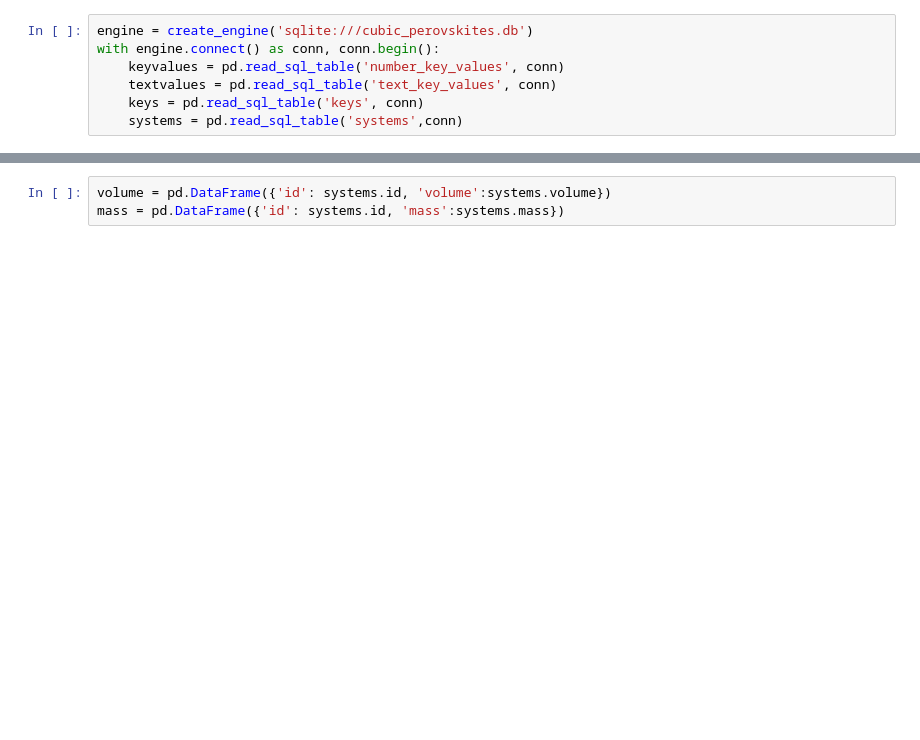
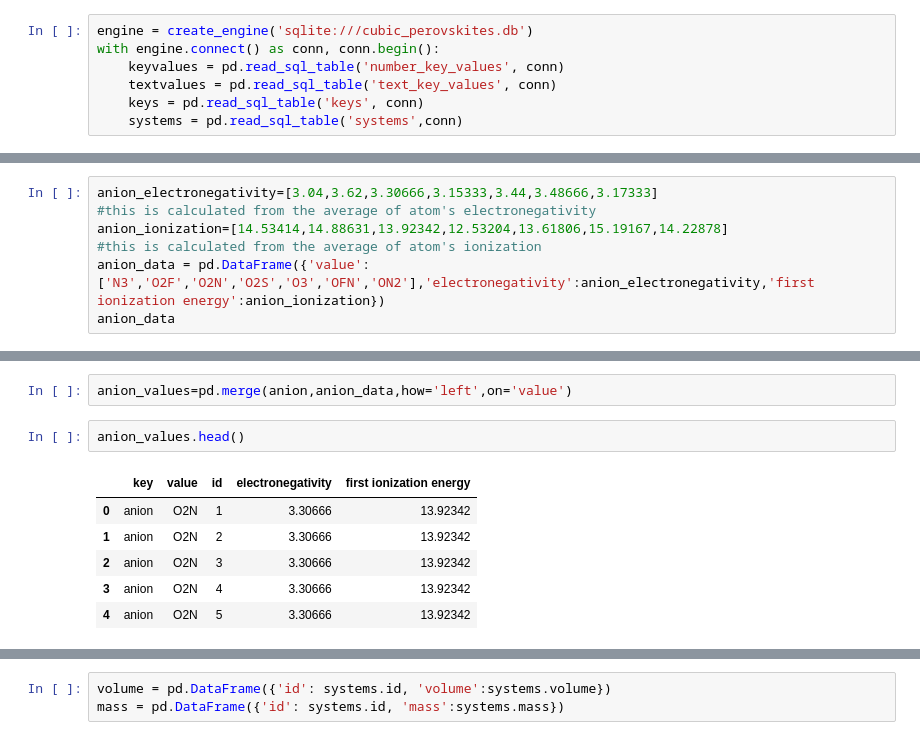
Before and after one commit to JiminQ/Perovskite, a Jupyter notebook: open database.ipynb, the cells around one changed output, grey strips where cells are left out. Saved outputs shown, nothing was run; the diff lists cells and outputs as text; blank space fills up the shorter version.

Commit message:
edited all data

```diff
--- a/open database.ipynb
+++ b/open database.ipynb
@@ -29,0 +97,7 @@ anion = textvalues[(textvalues.key=='anion')]
+# %%
+anion_electronegativity=[3.04,3.62,3.30666,3.15333,3.44,3.48666,3.17333]
+#this is calculated from the average of atom's electronegativity
+anion_ionization=[14.53414,14.88631,13.92342,12.53204,13.61806,15.19167,14.22878]
+#this is calculated from the average of atom's ionization
+anion_data = pd.DataFrame({'value':['N3','O2F','O2N','O2S','O3','OFN','ON2'],'electronegativity':anion_electronegativity,'first ionization energy':anion_ionization})
+anion_data
@@ -29,0 +113,11 @@ anion = textvalues[(textvalues.key=='anion')]
+# %%
+anion_values=pd.merge(anion,anion_data,how='left',on='value')
+# %%
+anion_values.head()
+# %% [output]
+|  | key | value | id | electronegativity | first ionization energy |
+| 0 | anion | O2N | 1 | 3.30666 | 13.92342 |
+| 1 | anion | O2N | 2 | 3.30666 | 13.92342 |
+| 2 | anion | O2N | 3 | 3.30666 | 13.92342 |
+| 3 | anion | O2N | 4 | 3.30666 | 13.92342 |
+| 4 | anion | O2N | 5 | 3.30666 | 13.92342 |
```
Also changed, not shown: parts of 25 cells of this notebook.
